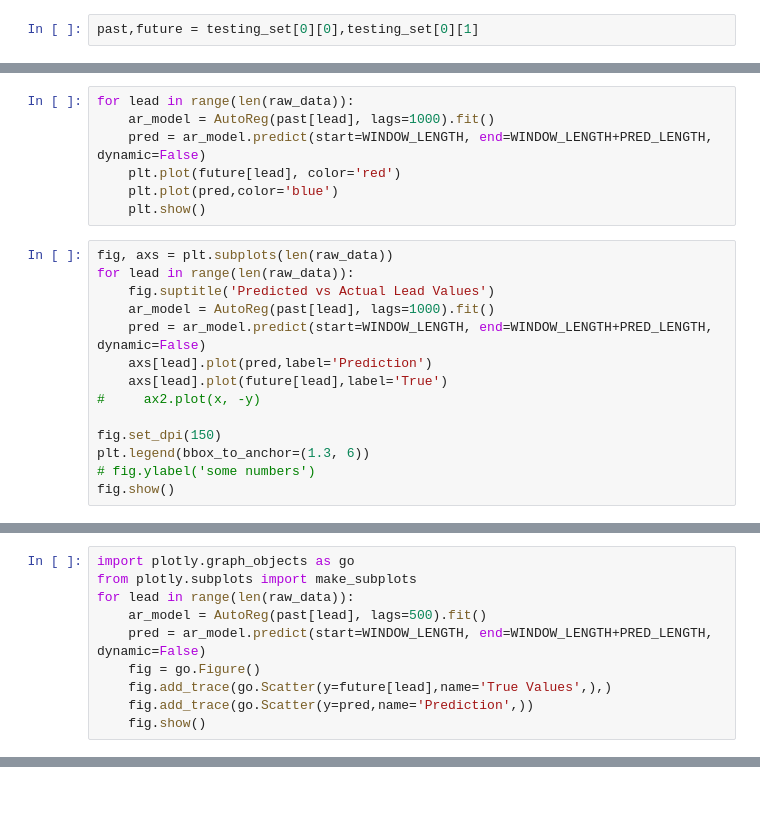
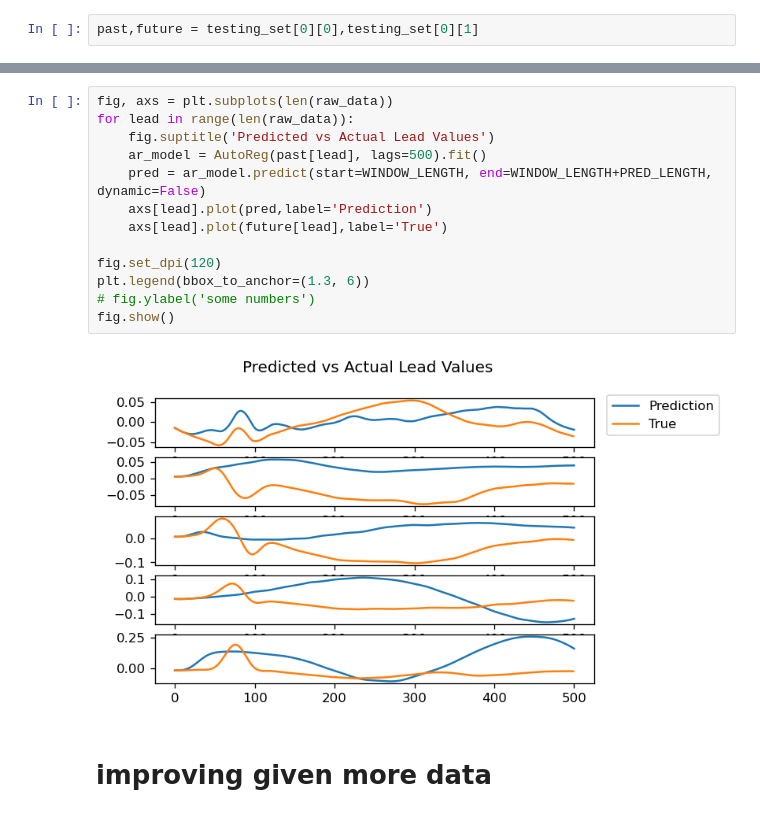
Before and after one commit to Sohyun1798/MultiVariable_Nexting, a Jupyter notebook: autoregressive_windowing.ipynb, the cells around one changed output, grey strips where cells are left out. Drawn from its saved outputs; the diff is of its cells as text.

```diff
--- a/autoregressive_windowing.ipynb
+++ b/autoregressive_windowing.ipynb
@@ -94,21 +88,0 @@ P-value:  0.006741541856324818
-# %%
-for lead in range(len(raw_data)):
-    ar_model = AutoReg(past[lead], lags=1000).fit()
-    pred = ar_model.predict(start=WINDOW_LENGTH, end=WINDOW_LENGTH+PRED_LENGTH, dynamic=False)
-    plt.plot(future[lead], color='red')
-    plt.plot(pred,color='blue')
-    plt.show()
-# %%
-fig, axs = plt.subplots(len(raw_data))
-for lead in range(len(raw_data)):
-    fig.suptitle('Predicted vs Actual Lead Values')
-    ar_model = AutoReg(past[lead], lags=1000).fit()
-    pred = ar_model.predict(start=WINDOW_LENGTH, end=WINDOW_LENGTH+PRED_LENGTH, dynamic=False)
-    axs[lead].plot(pred,label='Prediction')
-    axs[lead].plot(future[lead],label='True')
-#     ax2.plot(x, -y)
-
-fig.set_dpi(150)
-plt.legend(bbox_to_anchor=(1.3, 6))
-# fig.ylabel('some numbers')
-fig.show()
@@ -117,10 +88,0 @@ fig.show()
-# %%
-import plotly.graph_objects as go
-from plotly.subplots import make_subplots
-for lead in range(len(raw_data)):
-    ar_model = AutoReg(past[lead], lags=500).fit()
-    pred = ar_model.predict(start=WINDOW_LENGTH, end=WINDOW_LENGTH+PRED_LENGTH, dynamic=False)
-    fig = go.Figure()
-    fig.add_trace(go.Scatter(y=future[lead],name='True Values',),)
-    fig.add_trace(go.Scatter(y=pred,name='Prediction',))
-    fig.show()
@@ -132,0 +89,17 @@ for lead in range(len(raw_data)):
+# %%
+fig, axs = plt.subplots(len(raw_data))
+for lead in range(len(raw_data)):
+    fig.suptitle('Predicted vs Actual Lead Values')
+    ar_model = AutoReg(past[lead], lags=500).fit()
+    pred = ar_model.predict(start=WINDOW_LENGTH, end=WINDOW_LENGTH+PRED_LENGTH, dynamic=False)
+    axs[lead].plot(pred,label='Prediction')
+    axs[lead].plot(future[lead],label='True')
+
+fig.set_dpi(120)
+plt.legend(bbox_to_anchor=(1.3, 6))
+# fig.ylabel('some numbers')
+fig.show()
+# %% [output]
+[figure, added]
+# %% [markdown]
+# improving given more data
```
Also changed, not shown: parts of 12 cells of this notebook, 3 other files.
